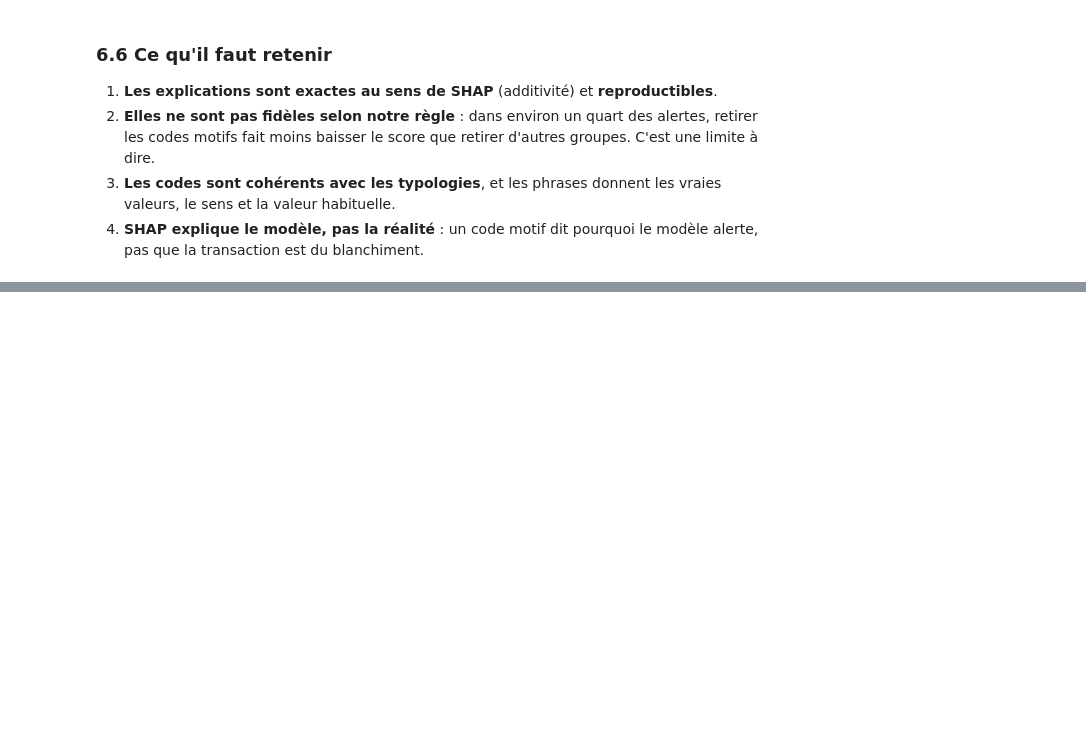
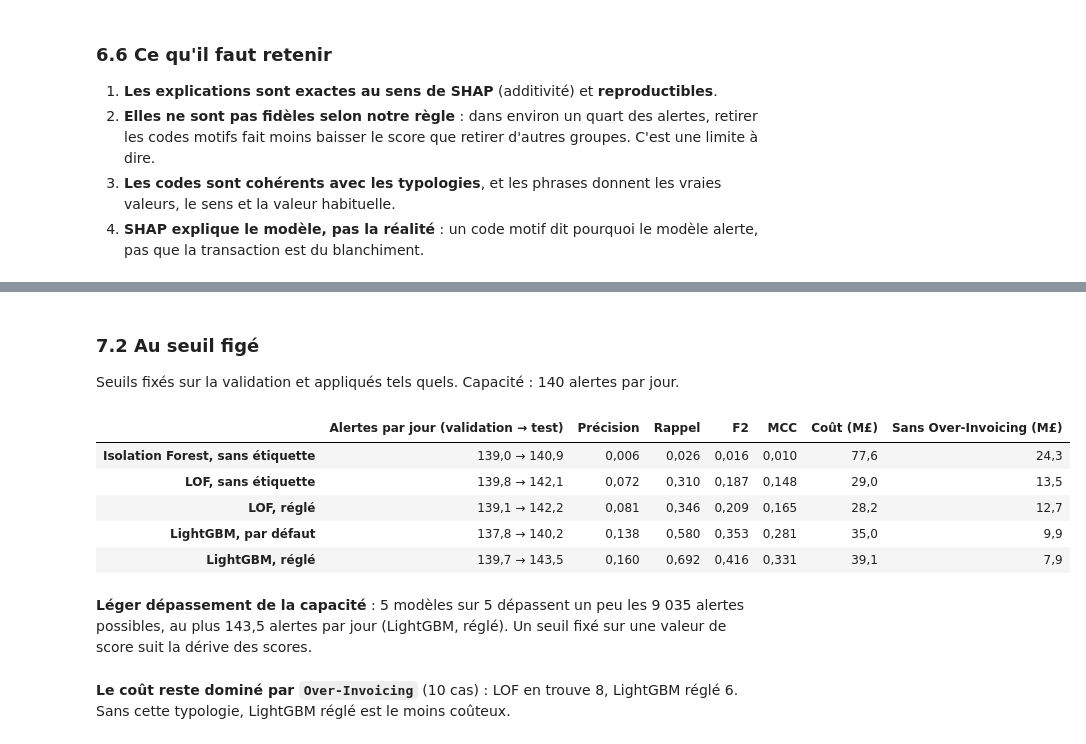
Before and after one commit to aljene307/aml-detection-xai, a Jupyter notebook: notebooks/projet_aml.ipynb, the cells around one changed output, grey strips where cells are left out. Drawn from its saved outputs; the diff is of its cells as text; code cells hidden in the pictures; blank space fills up the shorter version.

```diff
--- a/notebooks/projet_aml.ipynb
+++ b/notebooks/projet_aml.ipynb
@@ -1815,0 +1897,40 @@ note("**Diagnostic** : la règle tirait les groupes « au hasard » parmi les 13
+# %% [markdown]
+### 7.2 Au seuil figé
+
+Seuils fixés sur la validation et appliqués tels quels. Capacité : 140 alertes par jour.
+# %%
+lignes = {}
+for nom, t in test["modeles"].items():
+    if "seuil" not in t:
+        continue
+    s, v = t["seuil"], repetition["modeles"][nom]["seuil"]
+    lignes[nom] = {
+        "Alertes par jour (validation → test)": f"{fr(v['alertes_par_jour'], 1)} → {fr(s['alertes_par_jour'], 1)}",
+        "Précision": fr(s["precision"], 3),
+        "Rappel": fr(s["rappel"], 3),
+        "F2": fr(s["f2"], 3),
+        "MCC": fr(s["mcc"], 3),
+        "Coût (M£)": fr(s["cout_total"] / 1e6, 1),
+        "Sans Over-Invoicing (M£)": fr(s["cout_sans_over_invoicing"] / 1e6, 1),
+    }
+display(pd.DataFrame(lignes).T)
+seuils = {n: t["seuil"] for n, t in test["modeles"].items() if "seuil" in t}
+depassent = [n for n, s in seuils.items() if s["alertes"] > test["capacite_alertes"]]
+pire = max(seuils, key=lambda n: seuils[n]["alertes_par_jour"])
+note(f"**Léger dépassement de la capacité** : {len(depassent)} modèles sur {len(seuils)} dépassent un peu les "
+     f"{fr(test['capacite_alertes'], 0)} alertes possibles, au plus {fr(seuils[pire]['alertes_par_jour'], 1)} "
+     f"alertes par jour ({pire}). Un seuil fixé sur une valeur de score suit la dérive des scores.")
+lgbm_regle = test["modeles"]["LightGBM, réglé"]["seuil"]
+over = lgbm_regle["typologies"]["Over-Invoicing"]
+note(f"**Le coût reste dominé par `Over-Invoicing`** ({fr(over['cas'], 0)} cas) : LOF en trouve "
+     f"{test['modeles']['LOF, sans étiquette']['seuil']['typologies']['Over-Invoicing']['detectes']}, LightGBM réglé "
+     f"{over['detectes']}. Sans cette typologie, LightGBM réglé est le moins coûteux.")
+# %% [output]
+|  | Alertes par jour (validation → test) | Précision | Rappel | F2 | MCC | Coût (M£) | Sans Over-Invoicing (M£) |
+| Isolation Forest, sans étiquette | 139,0 → 140,9 | 0,006 | 0,026 | 0,016 | 0,010 | 77,6 | 24,3 |
+| LOF, sans étiquette | 139,8 → 142,1 | 0,072 | 0,310 | 0,187 | 0,148 | 29,0 | 13,5 |
+| LOF, réglé | 139,1 → 142,2 | 0,081 | 0,346 | 0,209 | 0,165 | 28,2 | 12,7 |
+| LightGBM, par défaut | 137,8 → 140,2 | 0,138 | 0,580 | 0,353 | 0,281 | 35,0 | 9,9 |
+| LightGBM, réglé | 139,7 → 143,5 | 0,160 | 0,692 | 0,416 | 0,331 | 39,1 | 7,9 |
+**Léger dépassement de la capacité** : 5 modèles sur 5 dépassent un peu les 9 035 alertes possibles, au plus 143,5 alertes par jour (LightGBM, réglé). Un seuil fixé sur une valeur de score suit la dérive des scores.
+**Le coût reste dominé par `Over-Invoicing`** (10 cas) : LOF en trouve 8, LightGBM réglé 6. Sans cette typologie, LightGBM réglé est le moins coûteux.
```
Also changed, not shown: parts of 10 cells of this notebook.
